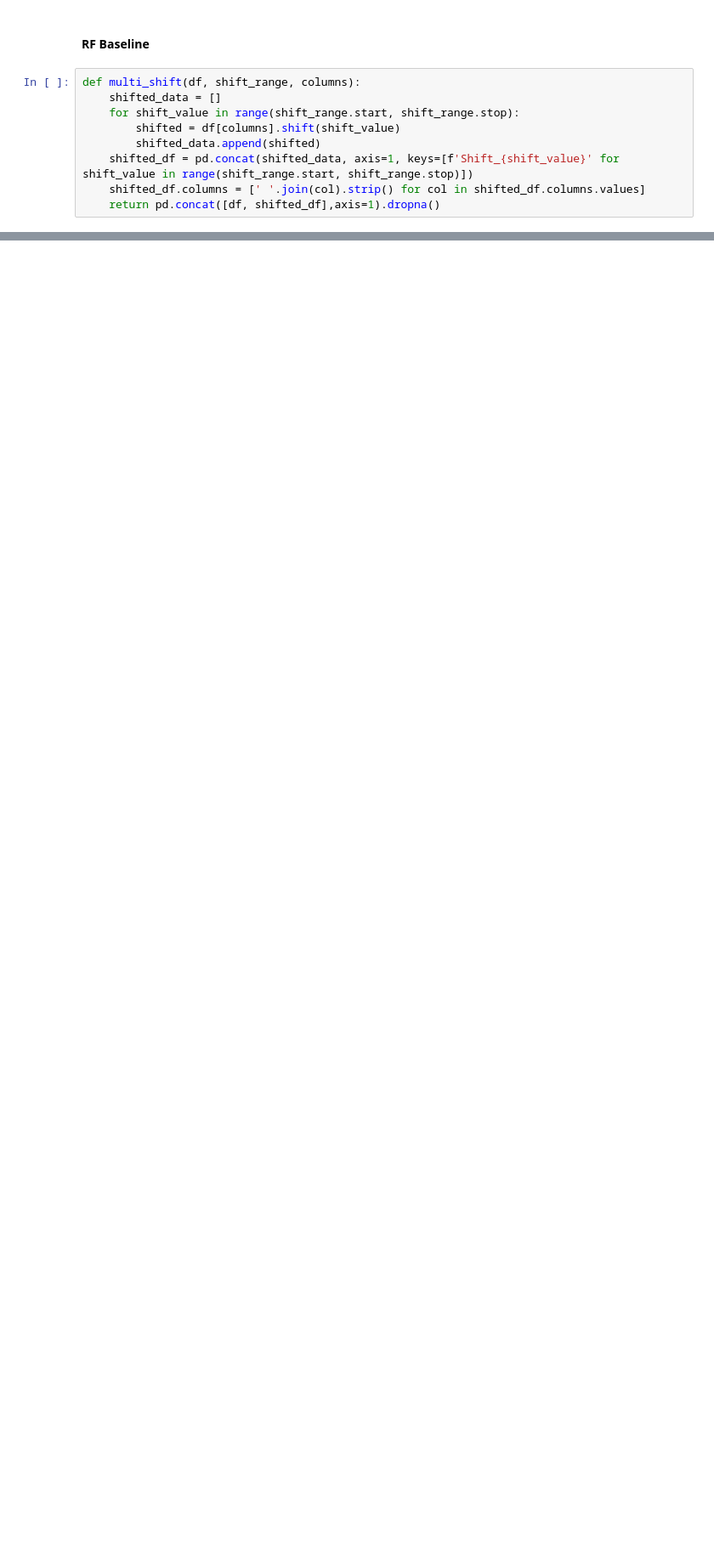
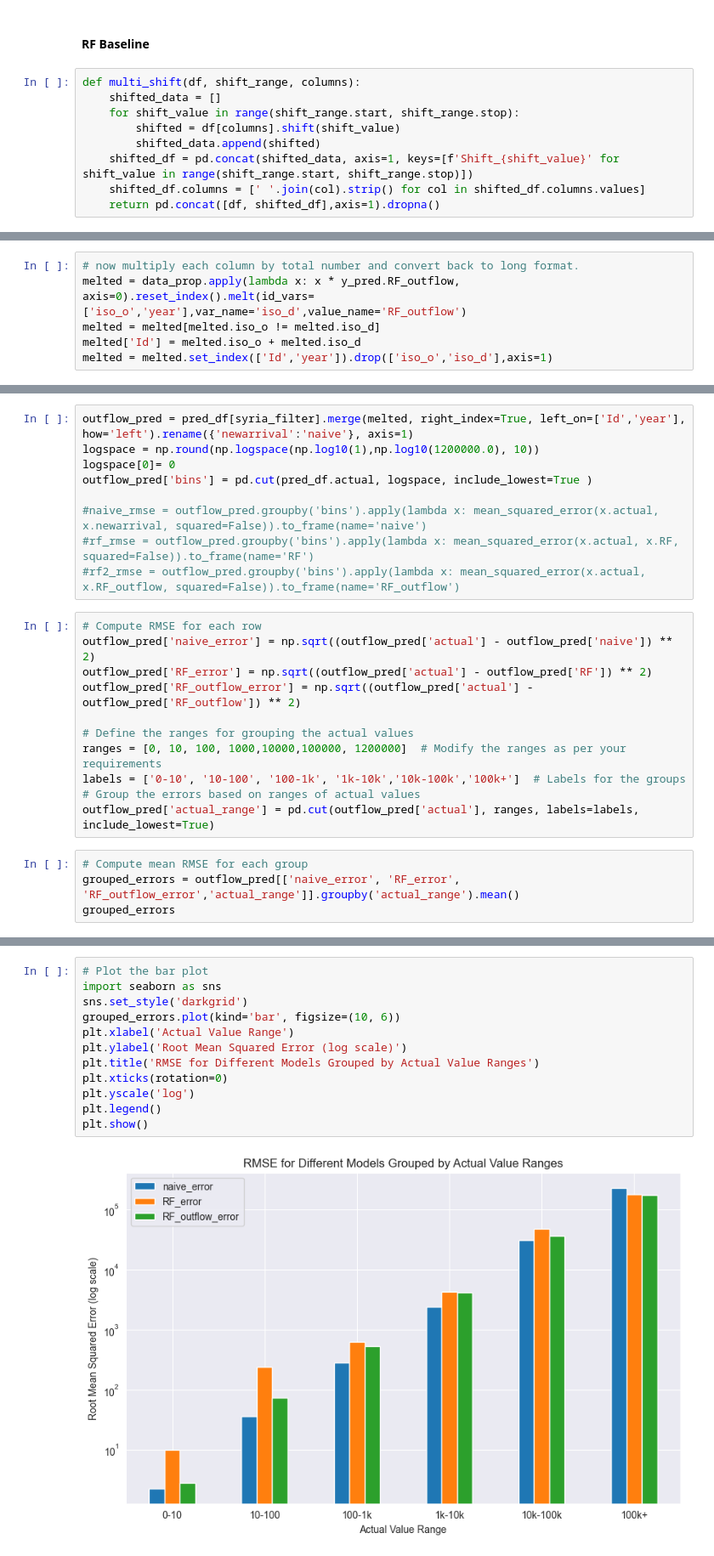
Before and after one commit to 4Freye/refugees, a Jupyter notebook: notebooks/models/03_ef_RF_baseline.ipynb, the cells around one changed output, grey strips where cells are left out. Shown at 85% size. Saved outputs shown, nothing was run; the diff lists cells and outputs as text; blank space fills up the shorter version.

```diff
--- a/notebooks/models/03_ef_RF_baseline.ipynb
+++ b/notebooks/models/03_ef_RF_baseline.ipynb
@@ -287,0 +266,6 @@ mean_squared_error(pred_df.actual[pred_df.actual<=27826], outflow_pred.pred[pred
+# %%
+# now multiply each column by total number and convert back to long format.
+melted = data_prop.apply(lambda x: x * y_pred.RF_outflow, axis=0).reset_index().melt(id_vars=['iso_o','year'],var_name='iso_d',value_name='RF_outflow')
+melted = melted[melted.iso_o != melted.iso_d]
+melted['Id'] = melted.iso_o + melted.iso_d
+melted = melted.set_index(['Id','year']).drop(['iso_o','iso_d'],axis=1)
@@ -287,0 +274,24 @@ mean_squared_error(pred_df.actual[pred_df.actual<=27826], outflow_pred.pred[pred
+# %%
+outflow_pred = pred_df[syria_filter].merge(melted, right_index=True, left_on=['Id','year'], how='left').rename({'newarrival':'naive'}, axis=1)
+logspace = np.round(np.logspace(np.log10(1),np.log10(1200000.0), 10))
+logspace[0]= 0
+outflow_pred['bins'] = pd.cut(pred_df.actual, logspace, include_lowest=True )
+
+#naive_rmse = outflow_pred.groupby('bins').apply(lambda x: mean_squared_error(x.actual, x.newarrival, squared=False)).to_frame(name='naive')
+#rf_rmse = outflow_pred.groupby('bins').apply(lambda x: mean_squared_error(x.actual, x.RF, squared=False)).to_frame(name='RF')
+#rf2_rmse = outflow_pred.groupby('bins').apply(lambda x: mean_squared_error(x.actual, x.RF_outflow, squared=False)).to_frame(name='RF_outflow')
+# %%
+# Compute RMSE for each row
+outflow_pred['naive_error'] = np.sqrt((outflow_pred['actual'] - outflow_pred['naive']) ** 2)
+outflow_pred['RF_error'] = np.sqrt((outflow_pred['actual'] - outflow_pred['RF']) ** 2)
+outflow_pred['RF_outflow_error'] = np.sqrt((outflow_pred['actual'] - outflow_pred['RF_outflow']) ** 2)
+
+# Define the ranges for grouping the actual values
+ranges = [0, 10, 100, 1000,10000,100000, 1200000]  # Modify the ranges as per your requirements
+labels = ['0-10', '10-100', '100-1k', '1k-10k','10k-100k','100k+']  # Labels for the groups
+# Group the errors based on ranges of actual values
+outflow_pred['actual_range'] = pd.cut(outflow_pred['actual'], ranges, labels=labels, include_lowest=True)
+# %%
+# Compute mean RMSE for each group
+grouped_errors = outflow_pred[['naive_error', 'RF_error', 'RF_outflow_error','actual_range']].groupby('actual_range').mean()
+grouped_errors
@@ -287,0 +307,14 @@ mean_squared_error(pred_df.actual[pred_df.actual<=27826], outflow_pred.pred[pred
+# %%
+# Plot the bar plot
+import seaborn as sns
+sns.set_style('darkgrid')
+grouped_errors.plot(kind='bar', figsize=(10, 6))
+plt.xlabel('Actual Value Range')
+plt.ylabel('Root Mean Squared Error (log scale)')
+plt.title('RMSE for Different Models Grouped by Actual Value Ranges')
+plt.xticks(rotation=0)
+plt.yscale('log')
+plt.legend()
+plt.show()
+# %% [output]
+[figure, added]
```
Also changed, not shown: parts of 51 cells of this notebook, 1 other file.
